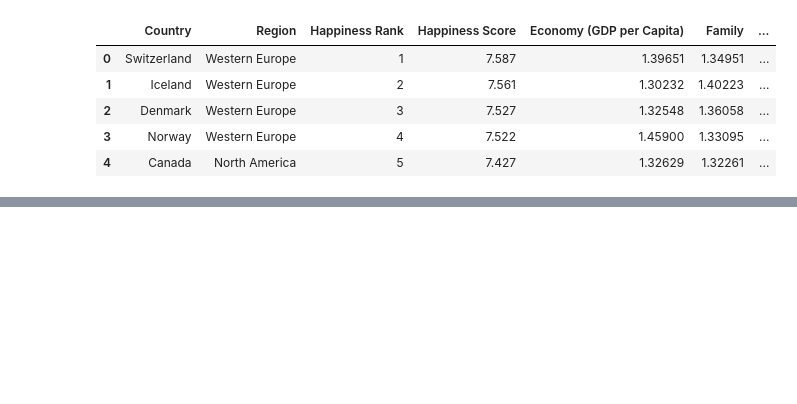
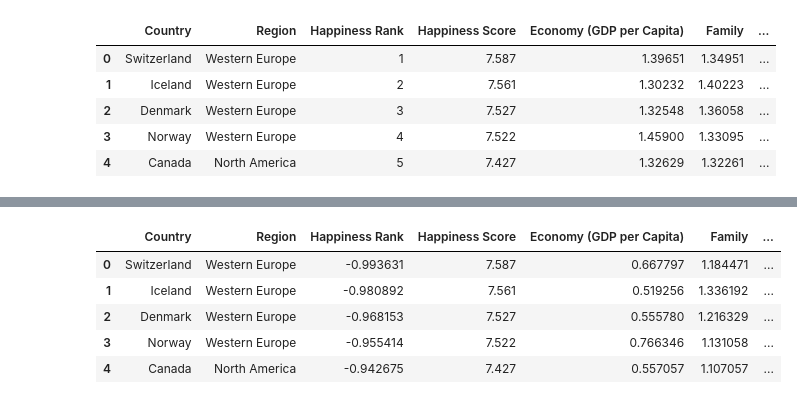
Before and after one commit to Adalab/DA-promo-c-modulo-3-sprint-1-AnaG-Laura, a Jupyter notebook: Regresón Lineal/Lección-6-Estandarizacion.ipynb, the cells around one changed output, grey strips where cells are left out. Cells and saved outputs as stored; diff of their text form; code cells hidden in the pictures; blank space fills up the shorter version.

```diff
--- a/Regresón Lineal/Lección-6-Estandarizacion.ipynb
+++ b/Regresón Lineal/Lección-6-Estandarizacion.ipynb
@@ -122,0 +118,10 @@ numericas_robust.to_csv("../data/predictoras_est.csv")
+# %%
+df[numericas_robust.columns] = numericas_robust
+df.head()
+# %% [output]
+|  | Country | Region | Happiness Rank | Happiness Score | Economy (GDP per Capita) | Family | ... |
+| 0 | Switzerland | Western Europe | -0.993631 | 7.587 | 0.667797 | 1.184471 | ... |
+| 1 | Iceland | Western Europe | -0.980892 | 7.561 | 0.519256 | 1.336192 | ... |
+| 2 | Denmark | Western Europe | -0.968153 | 7.527 | 0.555780 | 1.216329 | ... |
+| 3 | Norway | Western Europe | -0.955414 | 7.522 | 0.766346 | 1.131058 | ... |
+| 4 | Canada | North America | -0.942675 | 7.427 | 0.557057 | 1.107057 | ... |
```
Also changed, not shown: parts of 5 cells of this notebook, 10 other files.
